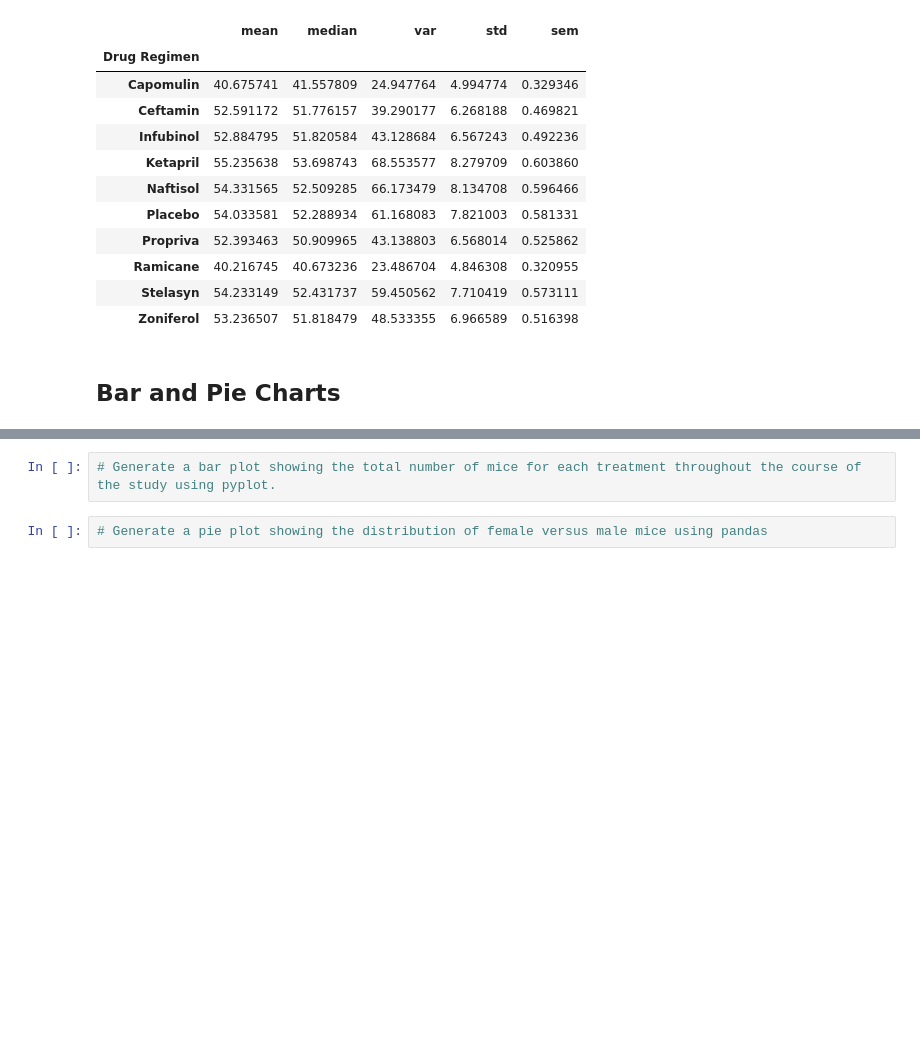
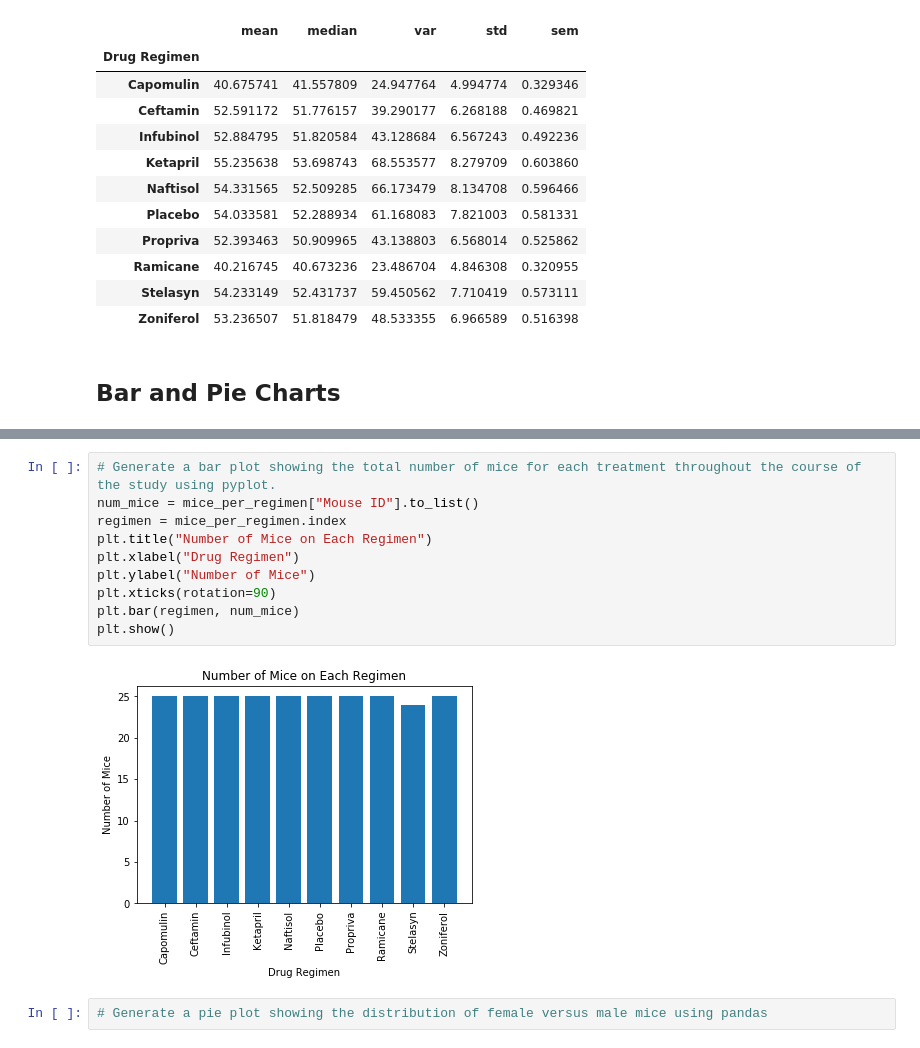
Before and after one commit to alissavokes/matplotlib-challenge, a Jupyter notebook: Pymaceuticals/pymaceuticals_starter.ipynb, the cells around one changed output, grey strips where cells are left out. Cells and saved outputs as stored; diff of their text form; blank space fills up the shorter version.

```diff
--- a/Pymaceuticals/pymaceuticals_starter.ipynb
+++ b/Pymaceuticals/pymaceuticals_starter.ipynb
@@ -133,5 +139,15 @@ grp_mice_stats["Tumor Volume (mm3)"]
 # %%
 # Generate a bar plot showing the total number of mice for each treatment throughout the course of the study using pyplot.
+num_mice = mice_per_regimen["Mouse ID"].to_list()
+regimen = mice_per_regimen.index
+plt.title("Number of Mice on Each Regimen")
+plt.xlabel("Drug Regimen")
+plt.ylabel("Number of Mice")
+plt.xticks(rotation=90)
+plt.bar(regimen, num_mice)
+plt.show()
+# %% [output]
+[figure, added]
 # %%
 # Generate a pie plot showing the distribution of female versus male mice using pandas
 # %%
```
Also changed, not shown: parts of 1 cell of this notebook.
